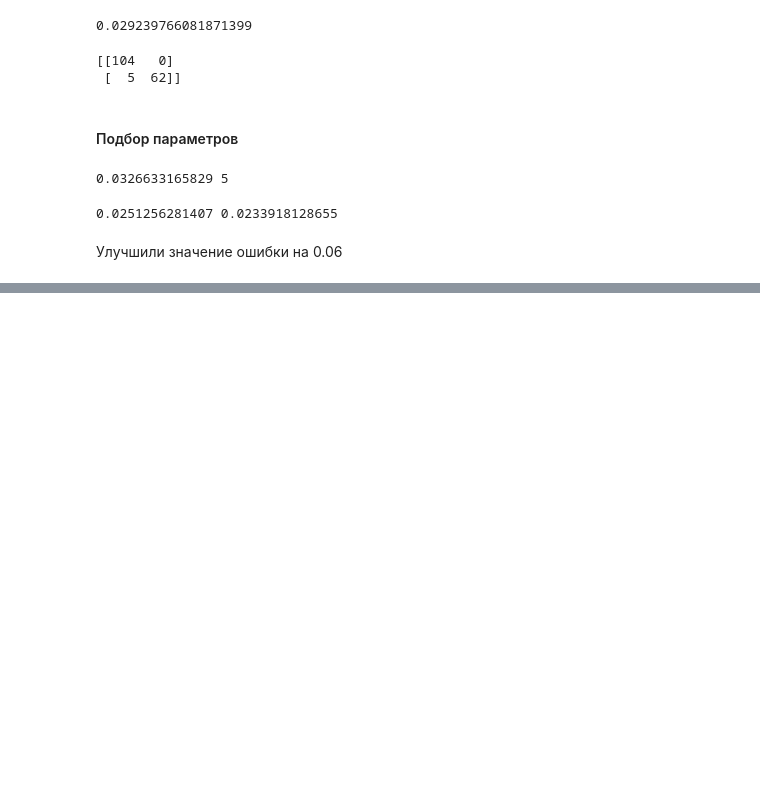
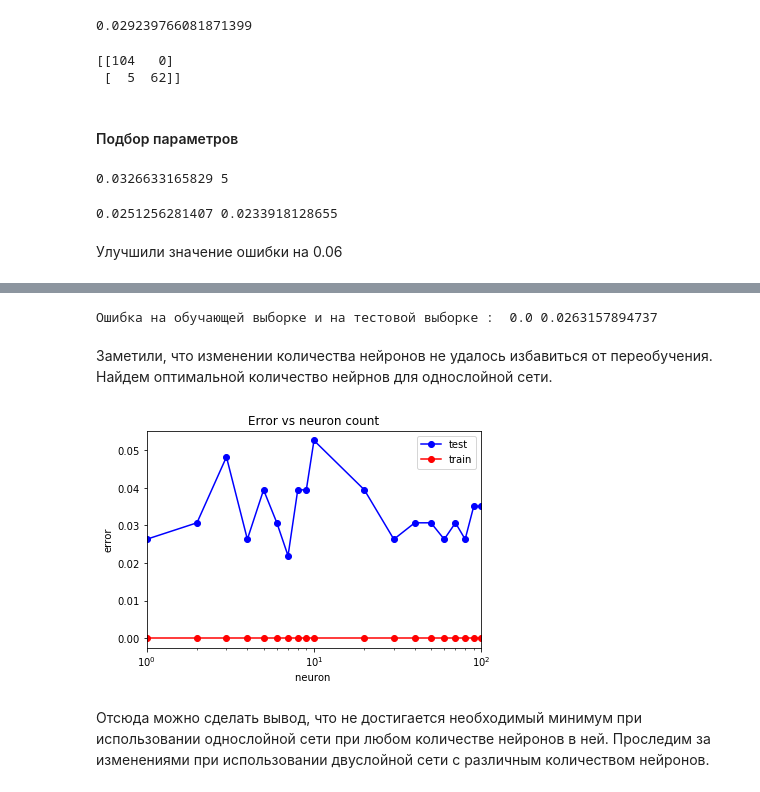
Before and after one commit to OlgaAnikina/Machine_learning, a Jupyter notebook: MO.lab1.ipynb, the cells around one changed output, grey strips where cells are left out. Saved outputs shown, nothing was run; the diff lists cells and outputs as text; code cells hidden in the pictures; blank space fills up the shorter version.

```diff
--- a/MO.lab1.ipynb
+++ b/MO.lab1.ipynb
@@ -551,0 +600,4 @@ print(err_train, err_test)
+# %%
+from sklearn.neural_network import MLPClassifier
+mlp_model = MLPClassifier(hidden_layer_sizes = (100), solver = 'lbfgs', activation = 'logistic', random_state = 5)
+mlp_model.fit(X_train, y_train)
@@ -551,0 +618,4 @@ print(err_train, err_test)
+# %%
+from sklearn.neural_network import MLPClassifier
+mlp_model = MLPClassifier(hidden_layer_sizes = (1000), solver = 'lbfgs', activation = 'logistic', random_state = 5)
+mlp_model.fit(X_train, y_train)
@@ -551,0 +630,35 @@ print(err_train, err_test)
+# %%
+y_train_pred = mlp_model.predict(X_train)
+y_test_pred = mlp_model.predict(X_test)
+print("Ошибка на обучающей выборке и на тестовой выборке : ", np.mean(y_train != y_train_pred), np.mean(y_test != y_test_pred))
+# %% [output]
+Ошибка на обучающей выборке и на тестовой выборке :  0.0 0.0263157894737
+# %% [markdown]
+Заметили, что изменении количества нейронов не удалось избавиться от переобучения. Найдем оптимальной количество нейрнов для однослойной сети.
+# %%
+neurons_arr = (1, 2, 3, 4, 5, 6, 7, 8, 9, 10, 20, 30, 40, 50, 60, 70, 80, 90, 100)
+test_err = []
+train_err = []
+for neuron in neurons_arr:
+    mlp_model = MLPClassifier( hidden_layer_sizes = (neuron),
+                              solver = 'lbfgs', activation = 'logistic', random_state = 5)
+    mlp_model.fit(X_train, y_train)
+
+    y_train_pred = mlp_model.predict(X_train)
+    y_test_pred = mlp_model.predict(X_test)
+    train_err.append(np.mean(y_train != y_train_pred))
+    test_err.append(np.mean(y_test != y_test_pred))
+# %%
+plt.semilogx(neurons_arr, test_err, 'b-o', label = 'test')
+plt.semilogx(neurons_arr, train_err, 'r-o', label = 'train')
+plt.xlim([np.min(neurons_arr), np.max(neurons_arr)])
+plt.title('Error vs neuron count')
+plt.xlabel('neuron ')
+plt.ylabel('error')
+plt.legend()
+pass
+# %% [output]
+[figure, added]
+# %% [markdown]
+Отсюда можно сделать вывод, что не достигается необходимый минимум при использовании однослойной сети при любом количестве нейронов в ней.
+Проследим за изменениями при использовании двуслойной сети с различным количеством нейронов.
```
Also changed, not shown: parts of 38 cells of this notebook.
